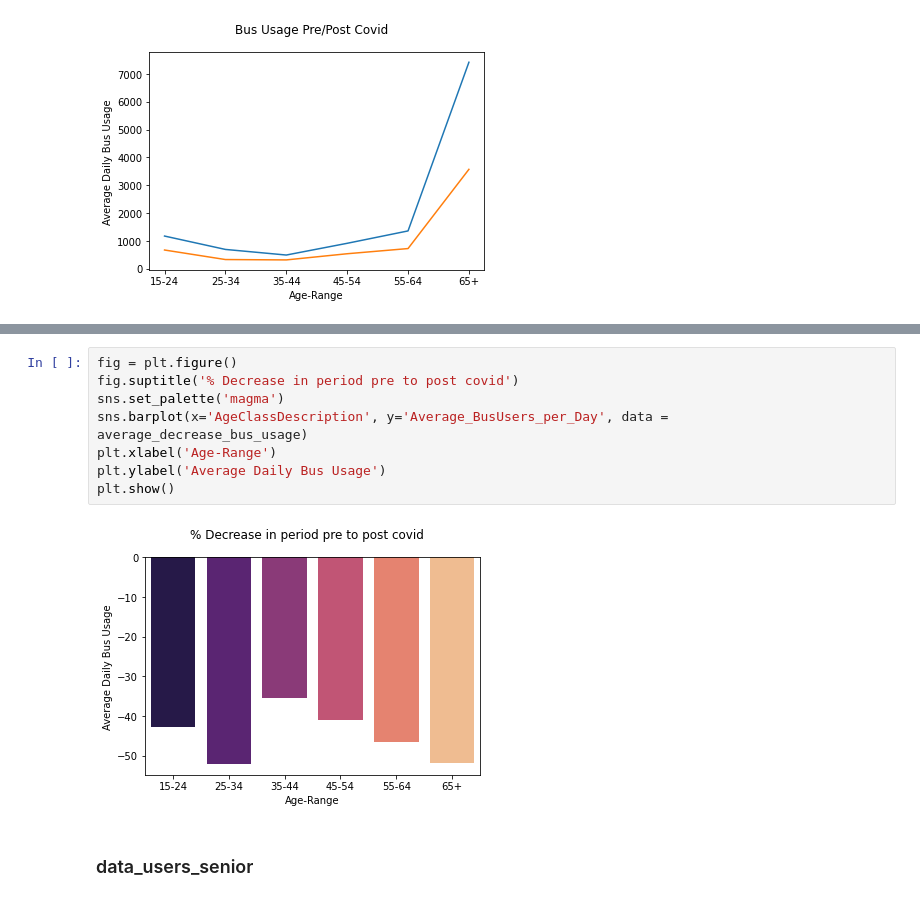
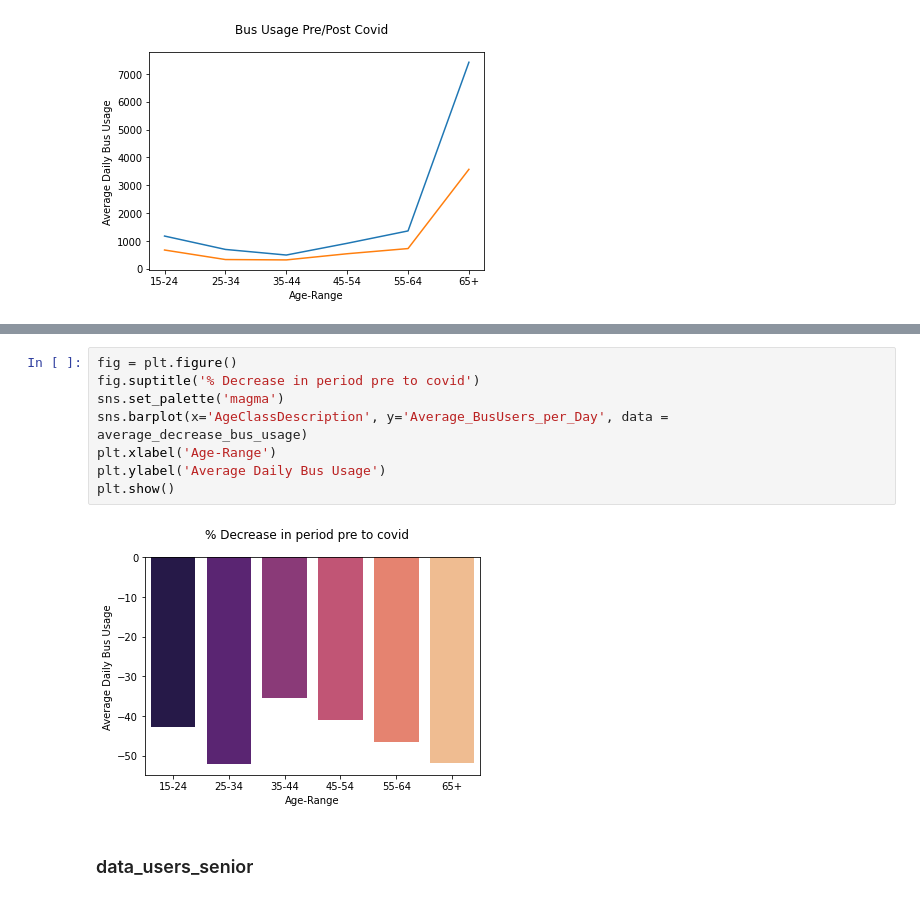
Before and after one commit to McNickSisto/world_data_league, a Jupyter notebook: stage_1/sisto_data_exploration.ipynb, the cells around one changed output, grey strips where cells are left out. Drawn from its saved outputs; the diff is of its cells as text.

```diff
--- a/stage_1/sisto_data_exploration.ipynb
+++ b/stage_1/sisto_data_exploration.ipynb
@@ -220,13 +276,13 @@ average_decrease_bus_usage
 # %%
 fig = plt.figure()
-fig.suptitle('% Decrease in period pre to post covid')
+fig.suptitle('% Decrease in period pre to covid')
 sns.set_palette('magma')
 sns.barplot(x='AgeClassDescription', y='Average_BusUsers_per_Day', data = average_decrease_bus_usage)
 plt.xlabel('Age-Range')
 plt.ylabel('Average Daily Bus Usage')
 plt.show()
 # %% [output]
-[figure, old version]
+[figure, new version]
 # %% [markdown]
 ### data_users_senior
 # %%
```
Also changed, not shown: parts of 62 cells of this notebook, 4 other files.
